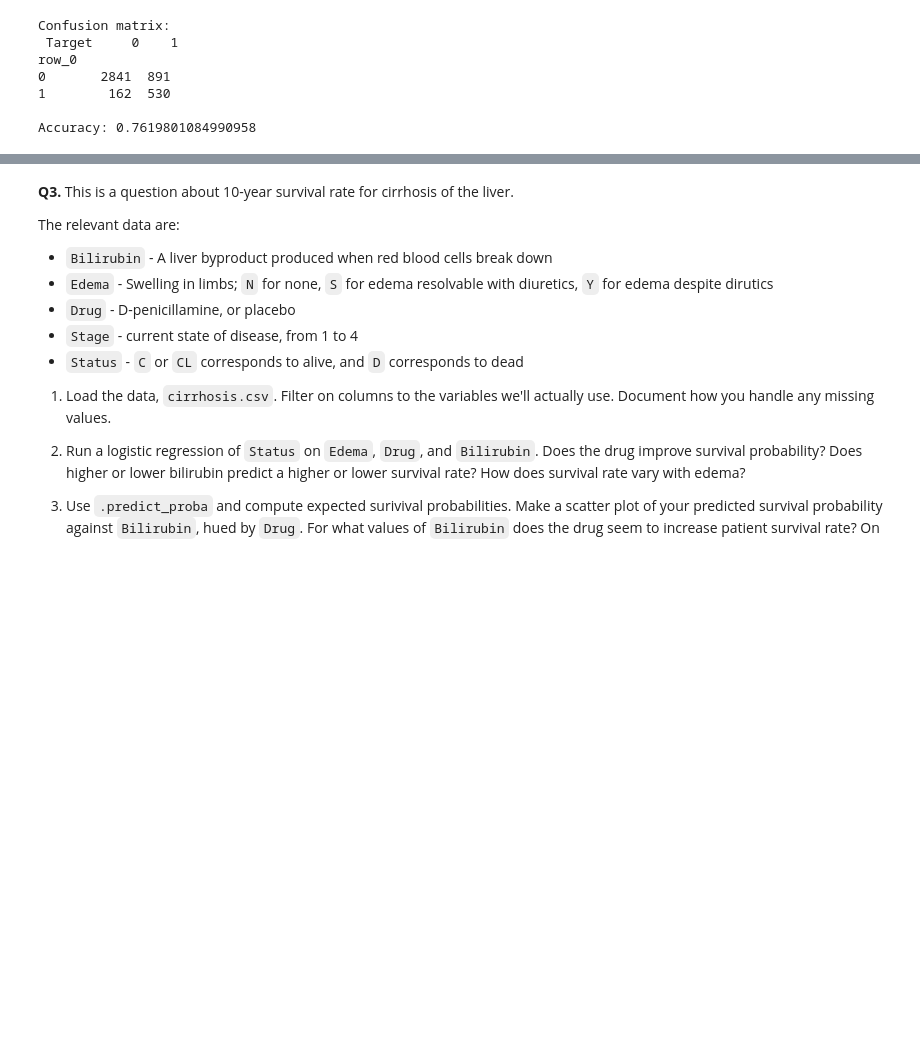
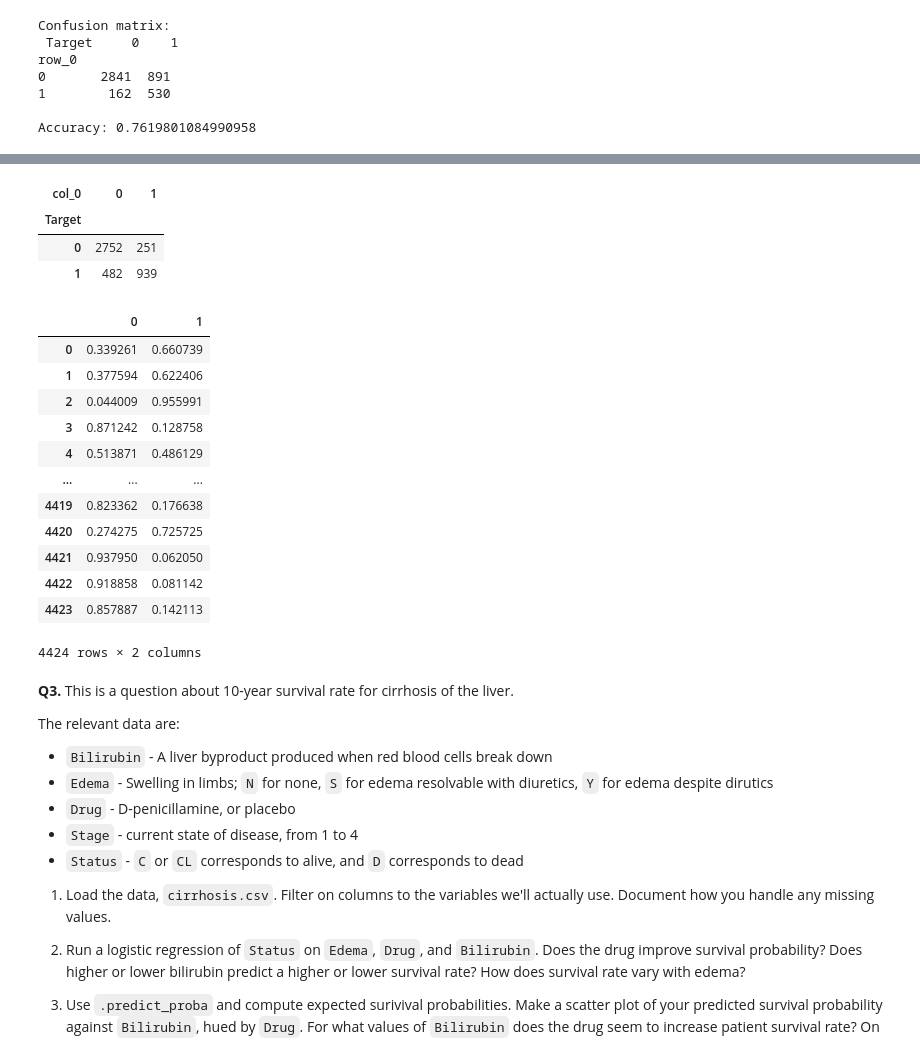
Before and after one commit to natchan19/undergrad_ml_assignments, a Jupyter notebook: 05_assignment_glm.ipynb, the cells around one changed output, grey strips where cells are left out. Drawn from its saved outputs; the diff is of its cells as text; code cells hidden in the pictures; blank space fills up the shorter version.

```diff
--- a/05_assignment_glm.ipynb
+++ b/05_assignment_glm.ipynb
@@ -158,0 +178,6 @@ Accuracy: 0.7619801084990958
+# %%
+# 2.6
+X26 = df2clean.drop(['Target'], axis=1)
+reg26 = LogisticRegression(penalty=None, max_iter=5000)
+reg26.fit(X26, y)
+pd.DataFrame({'Variable':reg26.feature_names_in_,'Coefficient':reg26.coef_[0]})
@@ -159,3 +191,33 @@ Accuracy: 0.7619801084990958
+# %%
+reg26.predict(X26)
+pd.crosstab(y, reg26.predict(X26))
+
+# Results: The model is pretty good at predicting dropouts, but not as good at predicting graduates and enrolled students.
+# The hard classification using .predict() does not predict every class, since it only predicts two classes and misses one category.
+# %% [output]
+| col_0 | 0 | 1 |
+| Target |  |  |
+| 0 | 2752 | 251 |
+| 1 | 482 | 939 |
+# %%
+reg26.predict_proba(X26)
+pd.DataFrame(reg26.predict_proba(X26))
+
+# It does.
+# %% [output]
+|  | 0 | 1 |
+| 0 | 0.339261 | 0.660739 |
+| 1 | 0.377594 | 0.622406 |
+| 2 | 0.044009 | 0.955991 |
+| 3 | 0.871242 | 0.128758 |
+| 4 | 0.513871 | 0.486129 |
+| ... | ... | ... |
+| 4419 | 0.823362 | 0.176638 |
+| 4420 | 0.274275 | 0.725725 |
+| 4421 | 0.937950 | 0.062050 |
+| 4422 | 0.918858 | 0.081142 |
+| 4423 | 0.857887 | 0.142113 |
+4424 rows × 2 columns
 # %% [markdown]
 **Q3.** This is a question about 10-year survival rate for cirrhosis of the liver.
 
```
Also changed, not shown: parts of 3 cells of this notebook.
